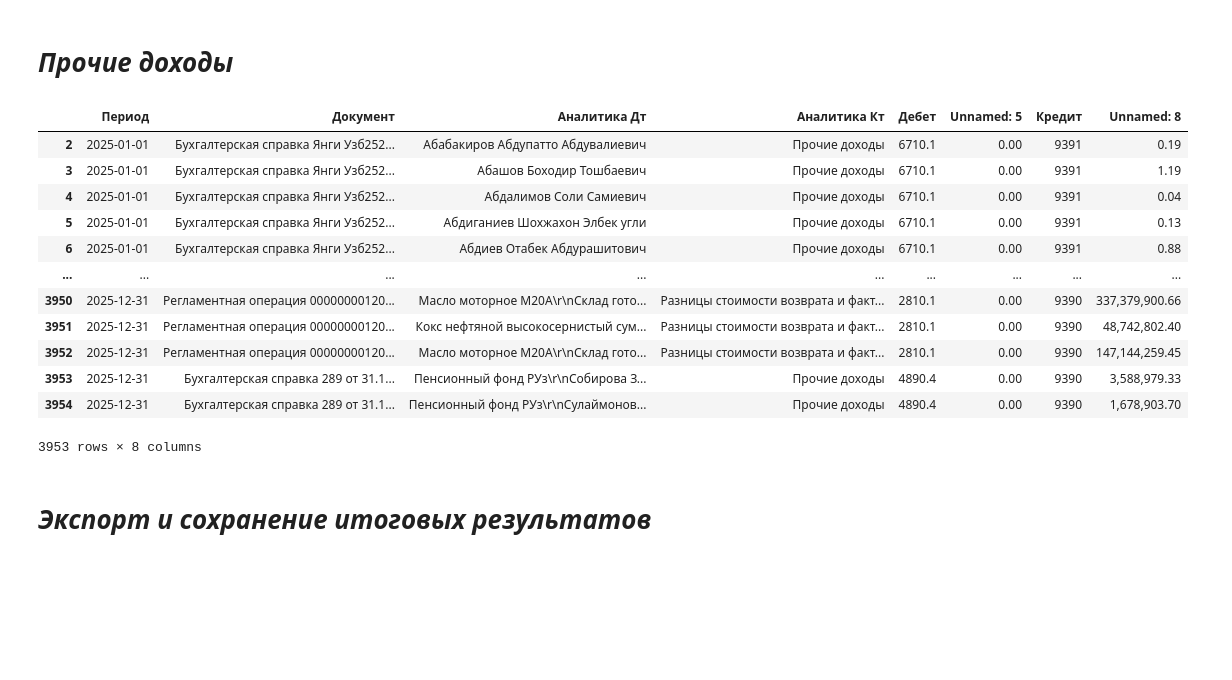
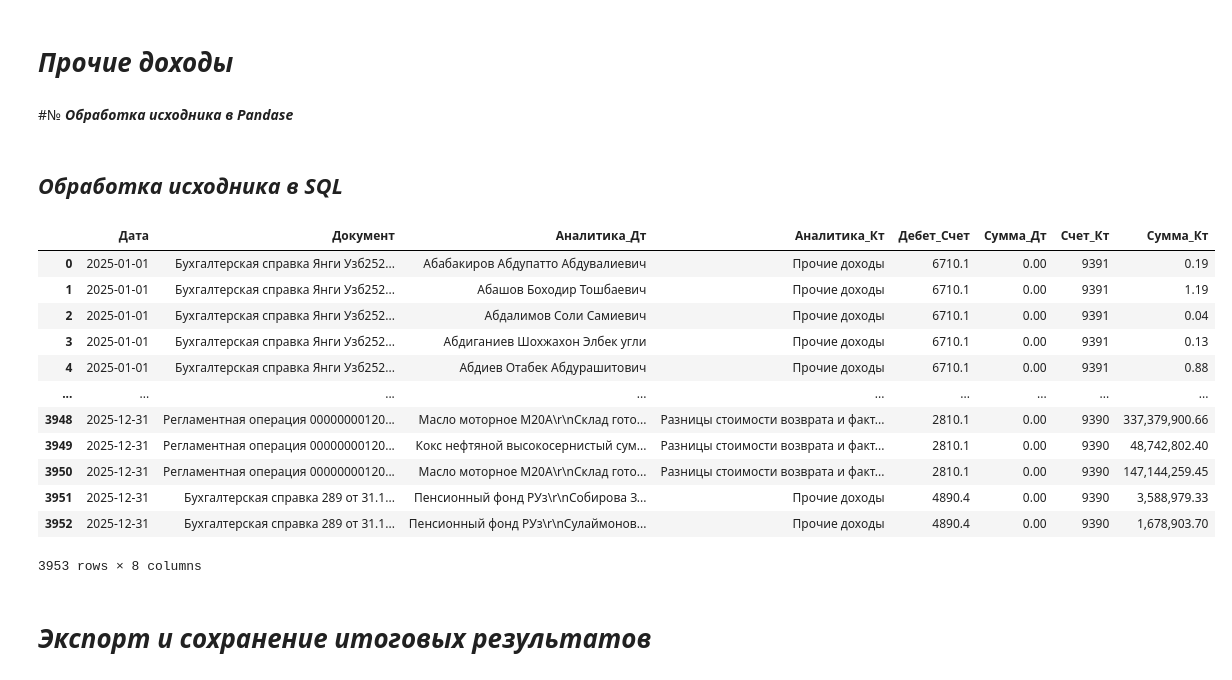
Before and after one commit to Shaxzod1991/ABC_Analysis, a Jupyter notebook: PL_analyze.ipynb, the cells around one changed output. Saved outputs shown, nothing was run; the diff lists cells and outputs as text; code cells hidden in the pictures; blank space fills up the shorter version.

```diff
--- a/PL_analyze.ipynb
+++ b/PL_analyze.ipynb
@@ -630,6 +630,8 @@ expense_dict = {
 overheads['Аналитика_свод'] = overheads['Аналитика'].map(expense_dict)
 # %% [markdown]
 # ***Прочие доходы***
+# %% [markdown]
+#№ ***Обработка исходника в Pandase***
 # %%
 df_other_income = def_load_and_combine(path_other_income, search_key = 'Период')
 df_other_income = def_time_type(df_other_income, 'Период')
@@ -639,22 +641,36 @@ df_other_income = df_other_income.iloc[:, [0, 1, 2, 3,4,5,7,8]]
 df_other_income = df_other_income.dropna(subset = 'Период')
 df_other_income['Unnamed: 5'] = df_other_income['Unnamed: 5'].fillna(0)
 df_other_income['Unnamed: 8'] = df_other_income['Unnamed: 8'].fillna(0)
-
-df_other_income
+df_other_income = df_other_income.rename(columns={"Период": "Дата","Аналитика Дт": "Аналитика_Дт",
+                                                  "Аналитика Кт": "Аналитика_Кт", "Дебет": "Дебет_Счет", "Unnamed: 5": "Сумма_Дт", "Кредит": "Счет_Кт", "Unnamed: 8": "Сумма_Кт" })
-# %% [output]
-|  | Период | Документ | Аналитика Дт | Аналитика Кт | Дебет | Unnamed: 5 | Кредит | Unnamed: 8 |
-| 2 | 2025-01-01 | Бухгалтерская справка Янги Узб252... | Абабакиров Абдупатто Абдувалиевич | Прочие доходы | 6710.1 | 0.00 | 9391 | 0.19 |
-| 3 | 2025-01-01 | Бухгалтерская справка Янги Узб252... | Абашов Боходир Тошбаевич | Прочие доходы | 6710.1 | 0.00 | 9391 | 1.19 |
-| 4 | 2025-01-01 | Бухгалтерская справка Янги Узб252... | Абдалимов Соли Самиевич | Прочие доходы | 6710.1 | 0.00 | 9391 | 0.04 |
-| 5 | 2025-01-01 | Бухгалтерская справка Янги Узб252... | Абдиганиев Шохжахон Элбек угли | Прочие доходы | 6710.1 | 0.00 | 9391 | 0.13 |
-| 6 | 2025-01-01 | Бухгалтерская справка Янги Узб252... | Абдиев Отабек Абдурашитович | Прочие доходы | 6710.1 | 0.00 | 9391 | 0.88 |
-| ... | ... | ... | ... | ... | ... | ... | ... | ... |
-| 3950 | 2025-12-31 | Регламентная операция 00000000120... | Масло моторное М20А\r\nСклад гото... | Разницы стоимости возврата и факт... | 2810.1 | 0.00 | 9390 | 337,379,900.66 |
-| 3951 | 2025-12-31 | Регламентная операция 00000000120... | Кокс нефтяной высокосернистый сум... | Разницы стоимости возврата и факт... | 2810.1 | 0.00 | 9390 | 48,742,802.40 |
-| 3952 | 2025-12-31 | Регламентная операция 00000000120... | Масло моторное М20А\r\nСклад гото... | Разницы стоимости возврата и факт... | 2810.1 | 0.00 | 9390 | 147,144,259.45 |
-| 3953 | 2025-12-31 | Бухгалтерская справка 289 от 31.1... | Пенсионный фонд РУз\r\nСобирова З... | Прочие доходы | 4890.4 | 0.00 | 9390 | 3,588,979.33 |
-| 3954 | 2025-12-31 | Бухгалтерская справка 289 от 31.1... | Пенсионный фонд РУз\r\nСулаймонов... | Прочие доходы | 4890.4 | 0.00 | 9390 | 1,678,903.70 |
-3953 rows × 8 columns
+# %% [markdown]
+## ***Обработка исходника в SQL***
+# %%
+query_other_income = """
+
+      SELECT
+            *
+      FROM
+            df_other_income
+
+"""
+
+df_other_income = duckdb.sql(query_other_income).df()
+df_other_income
+# %% [output]
+|  | Дата | Документ | Аналитика_Дт | Аналитика_Кт | Дебет_Счет | Сумма_Дт | Счет_Кт | Сумма_Кт |
+| 0 | 2025-01-01 | Бухгалтерская справка Янги Узб252... | Абабакиров Абдупатто Абдувалиевич | Прочие доходы | 6710.1 | 0.00 | 9391 | 0.19 |
+| 1 | 2025-01-01 | Бухгалтерская справка Янги Узб252... | Абашов Боходир Тошбаевич | Прочие доходы | 6710.1 | 0.00 | 9391 | 1.19 |
+| 2 | 2025-01-01 | Бухгалтерская справка Янги Узб252... | Абдалимов Соли Самиевич | Прочие доходы | 6710.1 | 0.00 | 9391 | 0.04 |
+| 3 | 2025-01-01 | Бухгалтерская справка Янги Узб252... | Абдиганиев Шохжахон Элбек угли | Прочие доходы | 6710.1 | 0.00 | 9391 | 0.13 |
+| 4 | 2025-01-01 | Бухгалтерская справка Янги Узб252... | Абдиев Отабек Абдурашитович | Прочие доходы | 6710.1 | 0.00 | 9391 | 0.88 |
+| ... | ... | ... | ... | ... | ... | ... | ... | ... |
+| 3948 | 2025-12-31 | Регламентная операция 00000000120... | Масло моторное М20А\r\nСклад гото... | Разницы стоимости возврата и факт... | 2810.1 | 0.00 | 9390 | 337,379,900.66 |
+| 3949 | 2025-12-31 | Регламентная операция 00000000120... | Кокс нефтяной высокосернистый сум... | Разницы стоимости возврата и факт... | 2810.1 | 0.00 | 9390 | 48,742,802.40 |
+| 3950 | 2025-12-31 | Регламентная операция 00000000120... | Масло моторное М20А\r\nСклад гото... | Разницы стоимости возврата и факт... | 2810.1 | 0.00 | 9390 | 147,144,259.45 |
+| 3951 | 2025-12-31 | Бухгалтерская справка 289 от 31.1... | Пенсионный фонд РУз\r\nСобирова З... | Прочие доходы | 4890.4 | 0.00 | 9390 | 3,588,979.33 |
+| 3952 | 2025-12-31 | Бухгалтерская справка 289 от 31.1... | Пенсионный фонд РУз\r\nСулаймонов... | Прочие доходы | 4890.4 | 0.00 | 9390 | 1,678,903.70 |
+3953 rows × 8 columns
 # %% [markdown]
 # ***Экспорт и сохранение итоговых результатов***
 # %%
```
